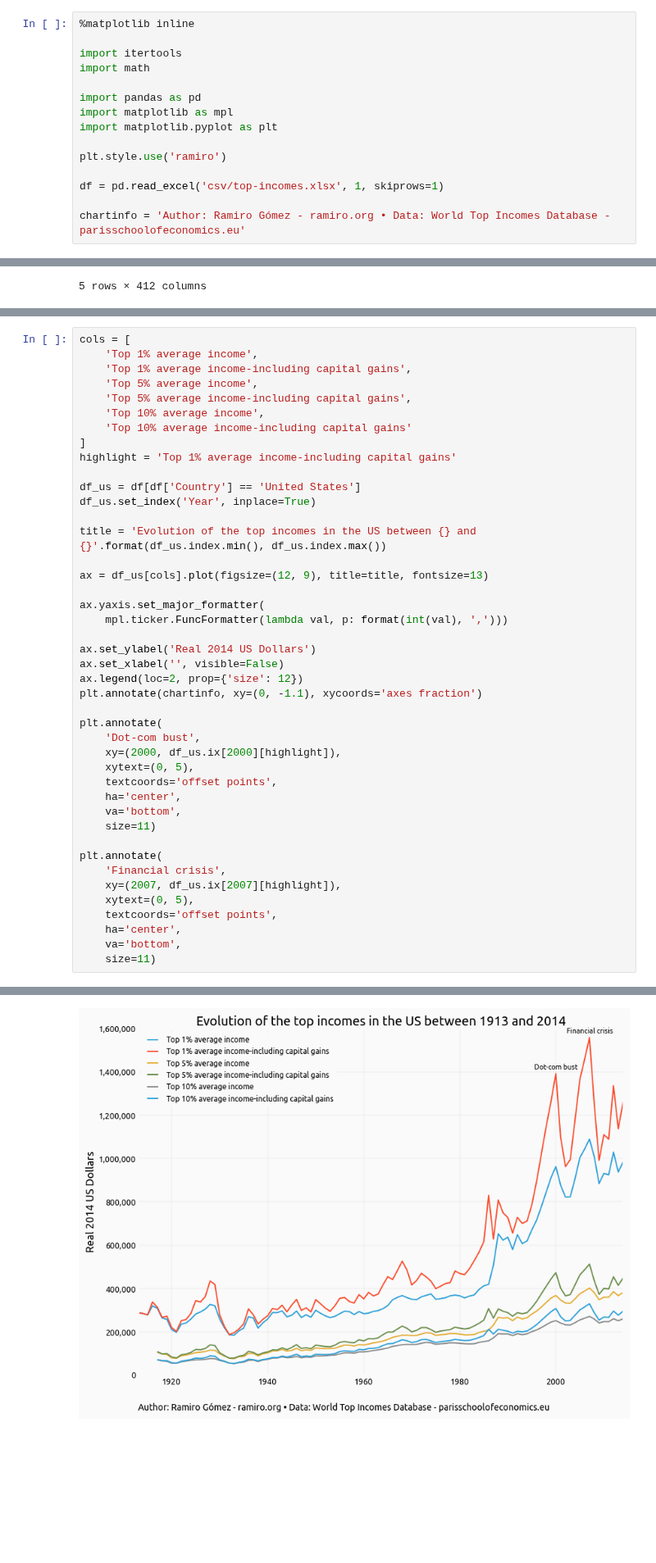
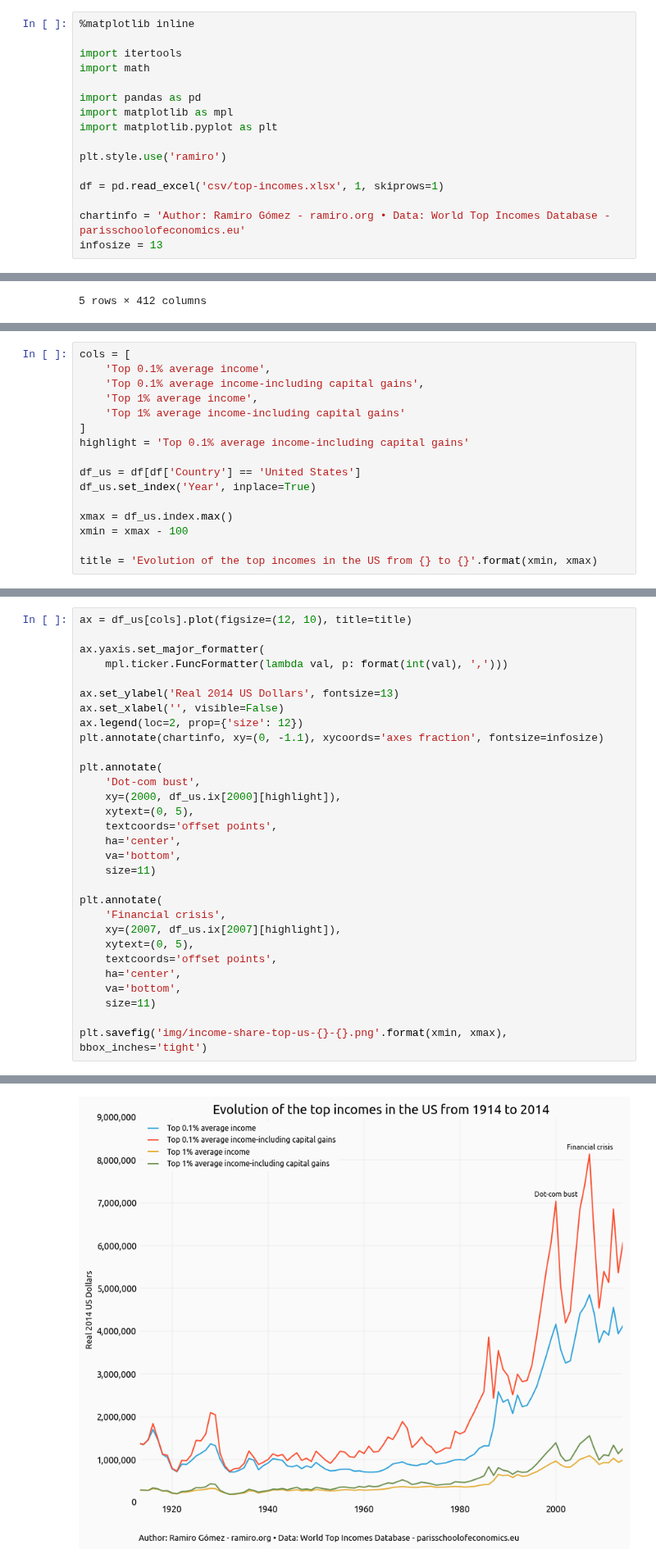
Before and after one commit to yaph/ipython-notebooks, a Jupyter notebook: top-incomes-share.ipynb, the cells around one changed output, grey strips where cells are left out. Shown at 82% size. Cells and saved outputs as stored; diff of their text form; blank space fills up the shorter version.

```diff
--- a/top-incomes-share.ipynb
+++ b/top-incomes-share.ipynb
@@ -21,6 +21,7 @@ plt.style.use('ramiro')
 df = pd.read_excel('csv/top-incomes.xlsx', 1, skiprows=1)
 
 chartinfo = 'Author: Ramiro Gómez - ramiro.org • Data: World Top Incomes Database - parisschoolofeconomics.eu'
+infosize = 13
 # %% [markdown]
 ## Exploring the dataset
 # %%
@@ -125,0 +140,16 @@ We can see that in the displayed period France, Japan and the United States have
+# %%
+cols = [
+    'Top 0.1% average income',
+    'Top 0.1% average income-including capital gains',
+    'Top 1% average income',
+    'Top 1% average income-including capital gains'
+]
+highlight = 'Top 0.1% average income-including capital gains'
+
+df_us = df[df['Country'] == 'United States']
+df_us.set_index('Year', inplace=True)
+
+xmax = df_us.index.max()
+xmin = xmax - 100
+
+title = 'Evolution of the top incomes in the US from {} to {}'.format(xmin, xmax)
@@ -126,28 +158,13 @@ We can see that in the displayed period France, Japan and the United States have
 # %%
-cols = [
-    'Top 1% average income',
-    'Top 1% average income-including capital gains',
-    'Top 5% average income',
-    'Top 5% average income-including capital gains',
-    'Top 10% average income',
-    'Top 10% average income-including capital gains'
-]
-highlight = 'Top 1% average income-including capital gains'
-
-df_us = df[df['Country'] == 'United States']
-df_us.set_index('Year', inplace=True)
-
-title = 'Evolution of the top incomes in the US between {} and {}'.format(df_us.index.min(), df_us.index.max())
-
-ax = df_us[cols].plot(figsize=(12, 9), title=title, fontsize=13)
+ax = df_us[cols].plot(figsize=(12, 10), title=title)
 
 ax.yaxis.set_major_formatter(
     mpl.ticker.FuncFormatter(lambda val, p: format(int(val), ',')))
 
-ax.set_ylabel('Real 2014 US Dollars')
+ax.set_ylabel('Real 2014 US Dollars', fontsize=13)
 ax.set_xlabel('', visible=False)
 ax.legend(loc=2, prop={'size': 12})
-plt.annotate(chartinfo, xy=(0, -1.1), xycoords='axes fraction')
+plt.annotate(chartinfo, xy=(0, -1.1), xycoords='axes fraction', fontsize=infosize)
 
 plt.annotate(
     'Dot-com bust',
@@ -166,4 +183,6 @@ plt.annotate(
     ha='center',
     va='bottom',
     size=11)
+
+plt.savefig('img/income-share-top-us-{}-{}.png'.format(xmin, xmax), bbox_inches='tight')
 # %% [output]
@@ -171,2 +189,2 @@ plt.annotate(
-[figure, old version]
+[figure, new version]
 # %% [markdown]
```
Also changed, not shown: parts of 15 cells of this notebook, 1 other file.
